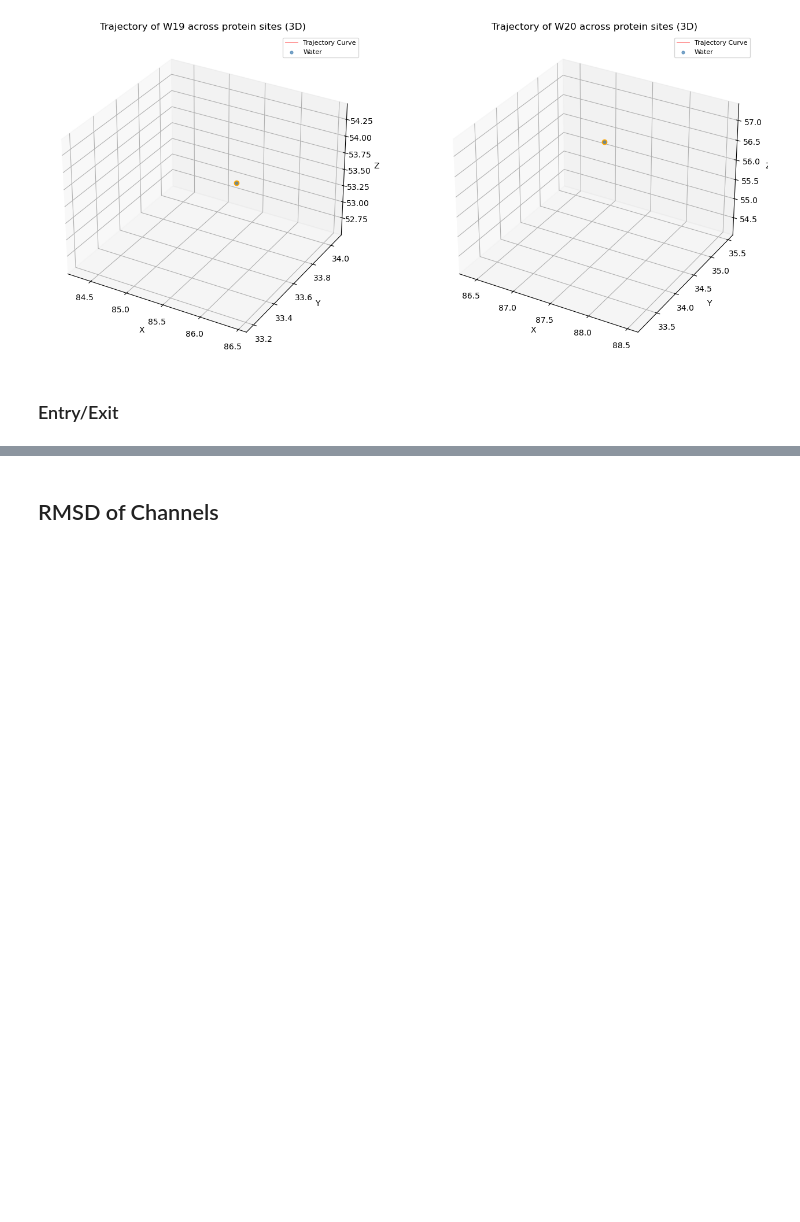
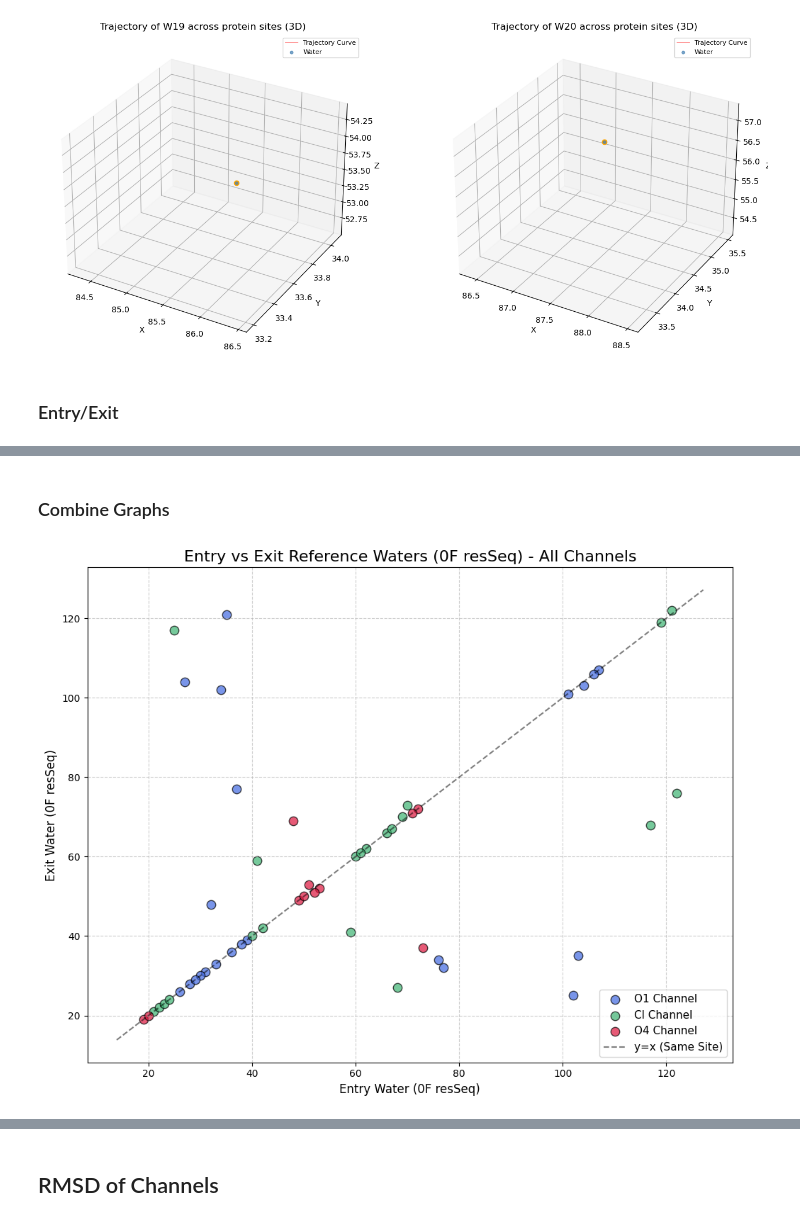
Before and after one commit to asmit3/eden, a Jupyter notebook: model_analysis_scripts/MD_scripts/methanol_scripts/kinetic_figures.ipynb, the cells around one changed output, grey strips where cells are left out. Saved outputs shown, nothing was run; the diff lists cells and outputs as text; code cells hidden in the pictures; blank space fills up the shorter version.

```diff
--- a/model_analysis_scripts/MD_scripts/methanol_scripts/kinetic_figures.ipynb
+++ b/model_analysis_scripts/MD_scripts/methanol_scripts/kinetic_figures.ipynb
@@ -666,0 +769,39 @@ Matching spatial coordinates to closest 0F reference waters...
+# %% [markdown]
+### Combine Graphs
+# %%
+# --- 6. Generate Combined Scatter Plot ---
+fig, ax = plt.subplots(figsize=(10, 8))
+ax.set_title("Entry vs Exit Reference Waters (0F resSeq) - All Channels", fontsize=16)
+
+colors = {'O1': 'royalblue', 'Cl': 'mediumseagreen', 'O4': 'crimson'}
+all_res_global = [] # Store all coordinates to draw an accurate y=x reference line
+
+for channel, data in plot_data.items():
+    if data['entry_res']:
+        # Scatter plot for each channel on the SAME axes
+        ax.scatter(data['entry_res'], data['exit_res'],
+                   c=colors[channel], alpha=0.7, edgecolors='k', s=80, label=f"{channel} Channel")
+
+        # Accumulate all values to calculate the min/max bounds later
+        all_res_global.extend(data['entry_res'] + data['exit_res'])
+
+# Formatting the combined plot
+ax.set_xlabel("Entry Water (0F resSeq)", fontsize=12)
+ax.set_ylabel("Exit Water (0F resSeq)", fontsize=12)
+ax.grid(True, linestyle='--', alpha=0.6)
+
+# Add a single y=x diagonal line representing identical entry/exit sites
+if all_res_global:
+    min_val, max_val = min(all_res_global), max(all_res_global)
+    padding = (max_val - min_val) * 0.05 if max_val != min_val else 5
+    ax.plot([min_val - padding, max_val + padding],
+            [min_val - padding, max_val + padding],
+            'k--', alpha=0.5, label='y=x (Same Site)')
+
+# Display the legend to differentiate the channels
+ax.legend(fontsize=11, loc="best")
+
+plt.tight_layout()
+plt.show()
+# %% [output]
+[figure, added]
```
Also changed, not shown: parts of 11 cells of this notebook.
